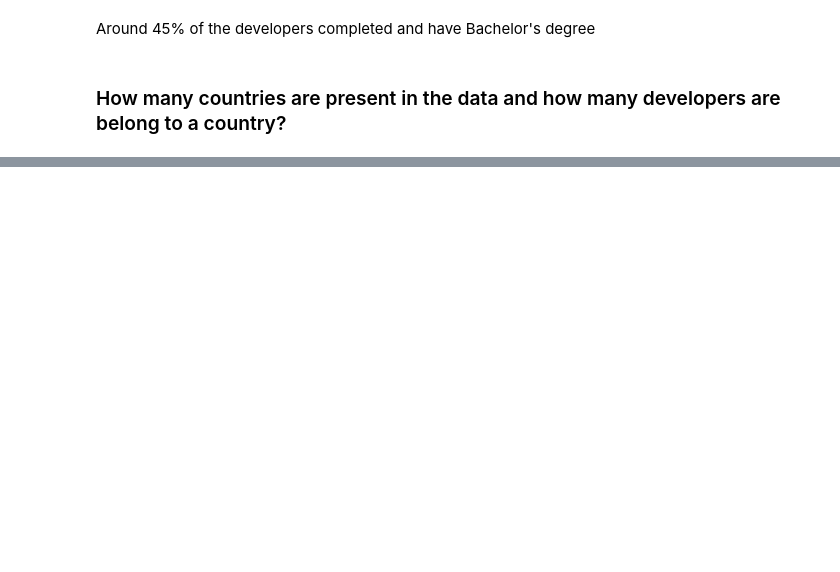
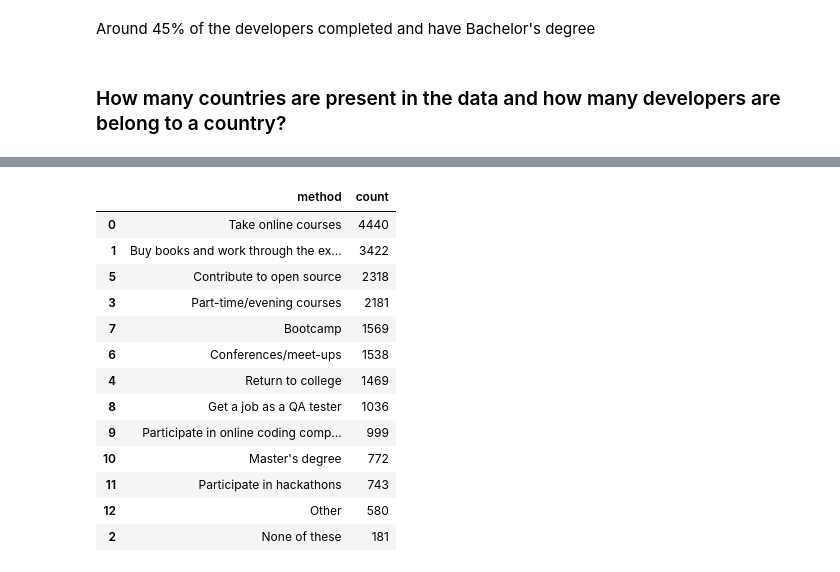
Before and after one commit to sharmas1ddharth/salary-prediction-and-analysis, a Jupyter notebook: Notebooks/stackoverflow_survey.ipynb, the cells around one changed output, grey strips where cells are left out. Saved outputs shown, nothing was run; the diff lists cells and outputs as text; code cells hidden in the pictures; blank space fills up the shorter version.

```diff
--- a/Notebooks/stackoverflow_survey.ipynb
+++ b/Notebooks/stackoverflow_survey.ipynb
@@ -135,0 +208,28 @@ plt.title('Count of developers belong to a Country');
+# %%
+possible_vals = ["Take online courses", "Buy books and work through the exercises",
+                 "None of these", "Part-time/evening courses", "Return to college",
+                 'Contribute to open source', "Conferences/meet-ups", "Bootcamp",
+                 "Get a job as a QA tester", "Participate in online coding competitions",
+                 "Master's degree", "Participate in hackathons", "Other"]
+
+
+study = data['CousinEducation'].value_counts().reset_index()
+study.rename(columns={'index': 'method', 'CousinEducation': 'count'}, inplace=True)
+
+new_df = total_count(study, 'method', 'count', possible_vals)
+new_df
+# %% [output]
+|  | method | count |
+| 0 | Take online courses | 4440 |
+| 1 | Buy books and work through the ex... | 3422 |
+| 5 | Contribute to open source | 2318 |
+| 3 | Part-time/evening courses | 2181 |
+| 7 | Bootcamp | 1569 |
+| 6 | Conferences/meet-ups | 1538 |
+| 4 | Return to college | 1469 |
+| 8 | Get a job as a QA tester | 1036 |
+| 9 | Participate in online coding comp... | 999 |
+| 10 | Master's degree | 772 |
+| 11 | Participate in hackathons | 743 |
+| 12 | Other | 580 |
+| 2 | None of these | 181 |
```
Also changed, not shown: parts of 15 cells of this notebook.
